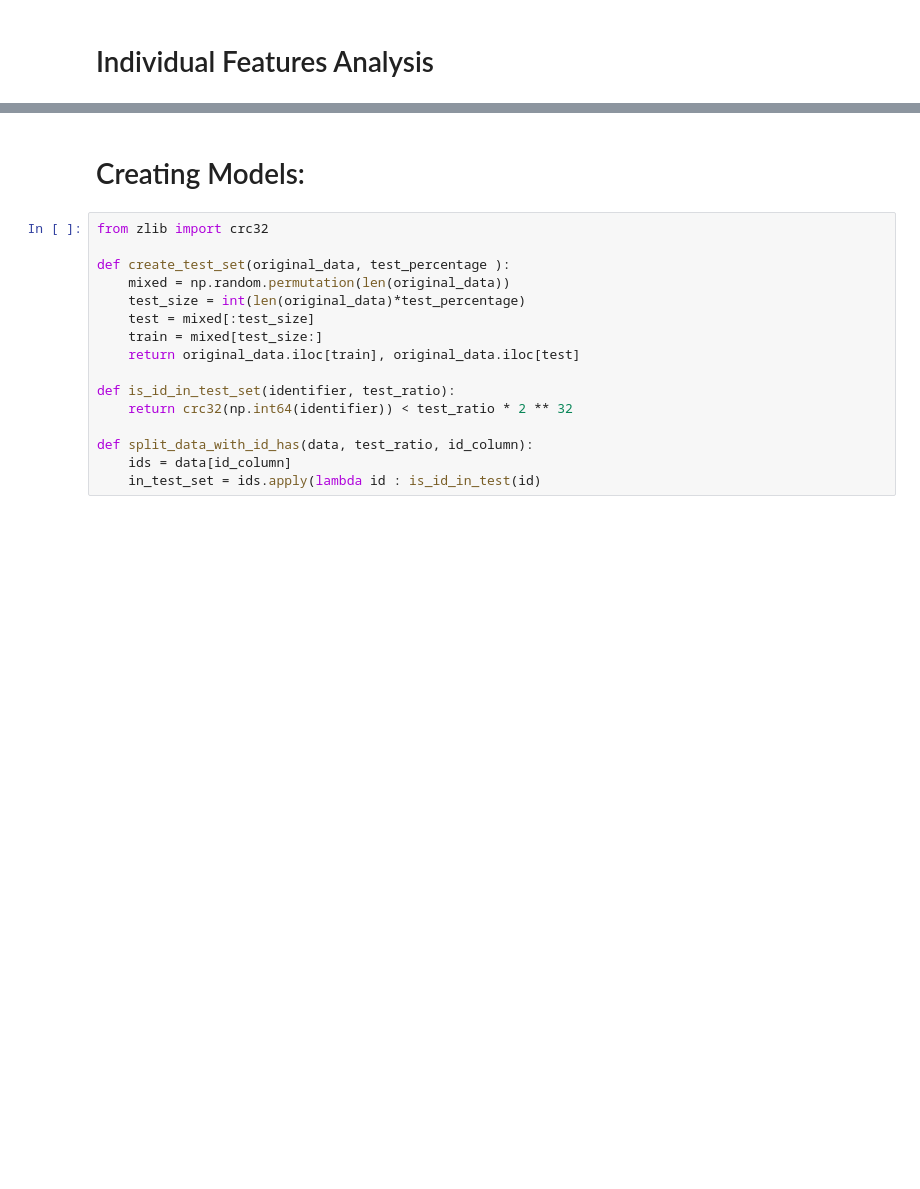
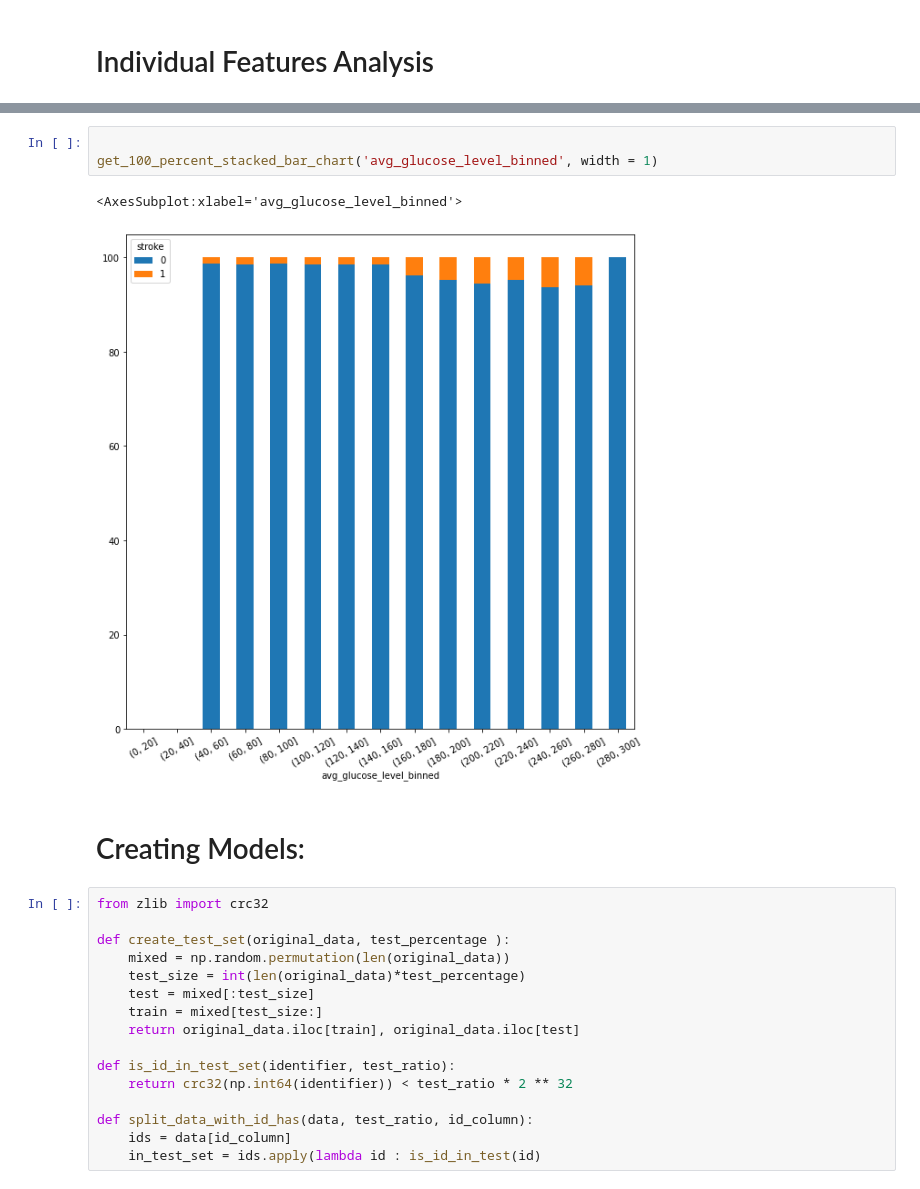
Before and after one commit to nghiepluu/stroke_detection, a Jupyter notebook: Dissertation.ipynb, the cells around one changed output, grey strips where cells are left out. Cells and saved outputs as stored; diff of their text form; blank space fills up the shorter version.

```diff
--- a/Dissertation.ipynb
+++ b/Dissertation.ipynb
@@ -217,3 +323,9 @@ axis.set_title('Correlation Matrix');
+# %%
+
+get_100_percent_stacked_bar_chart('avg_glucose_level_binned', width = 1)
+# %% [output]
+<AxesSubplot:xlabel='avg_glucose_level_binned'>
+[figure, added]
 # %% [markdown]
 # Creating Models:
 # %%
```
Also changed, not shown: parts of 18 cells of this notebook.
